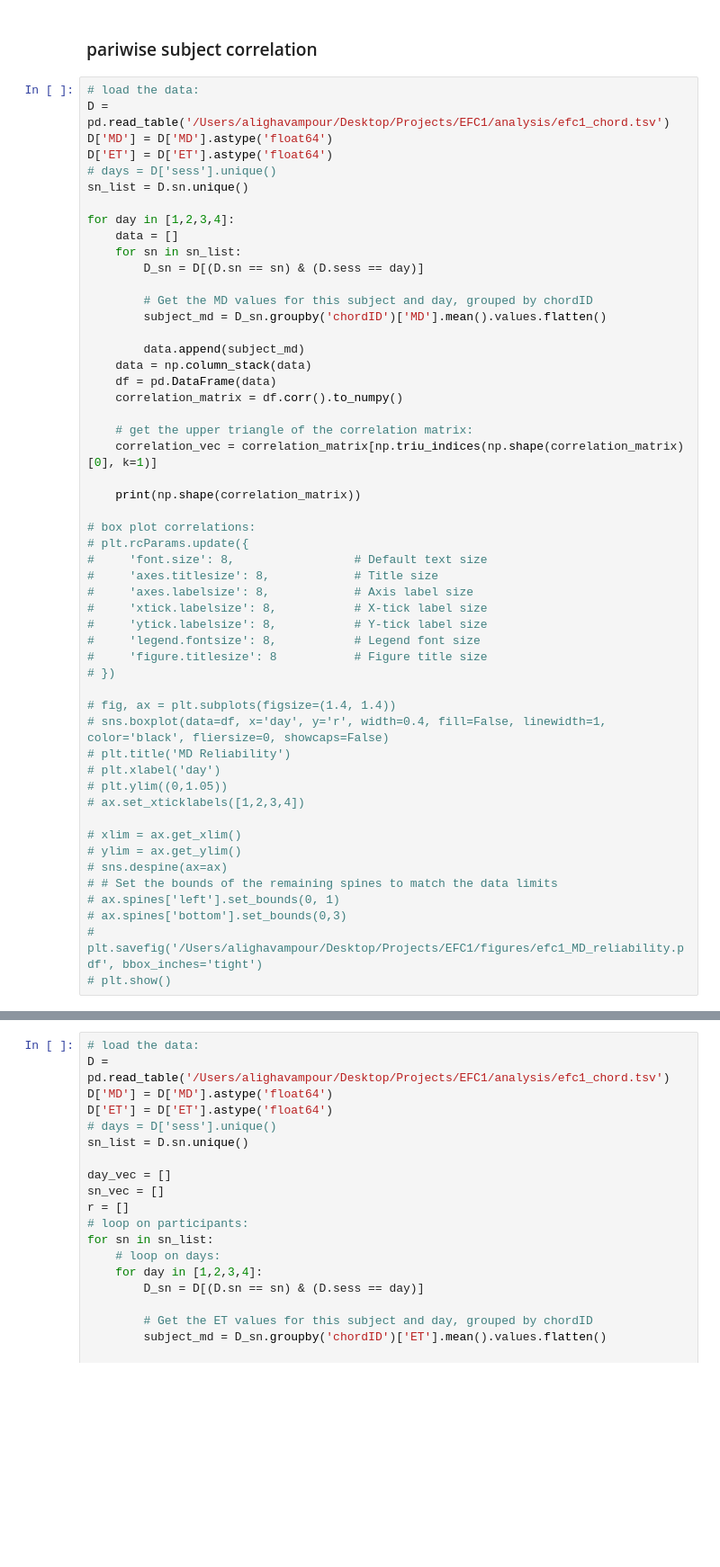
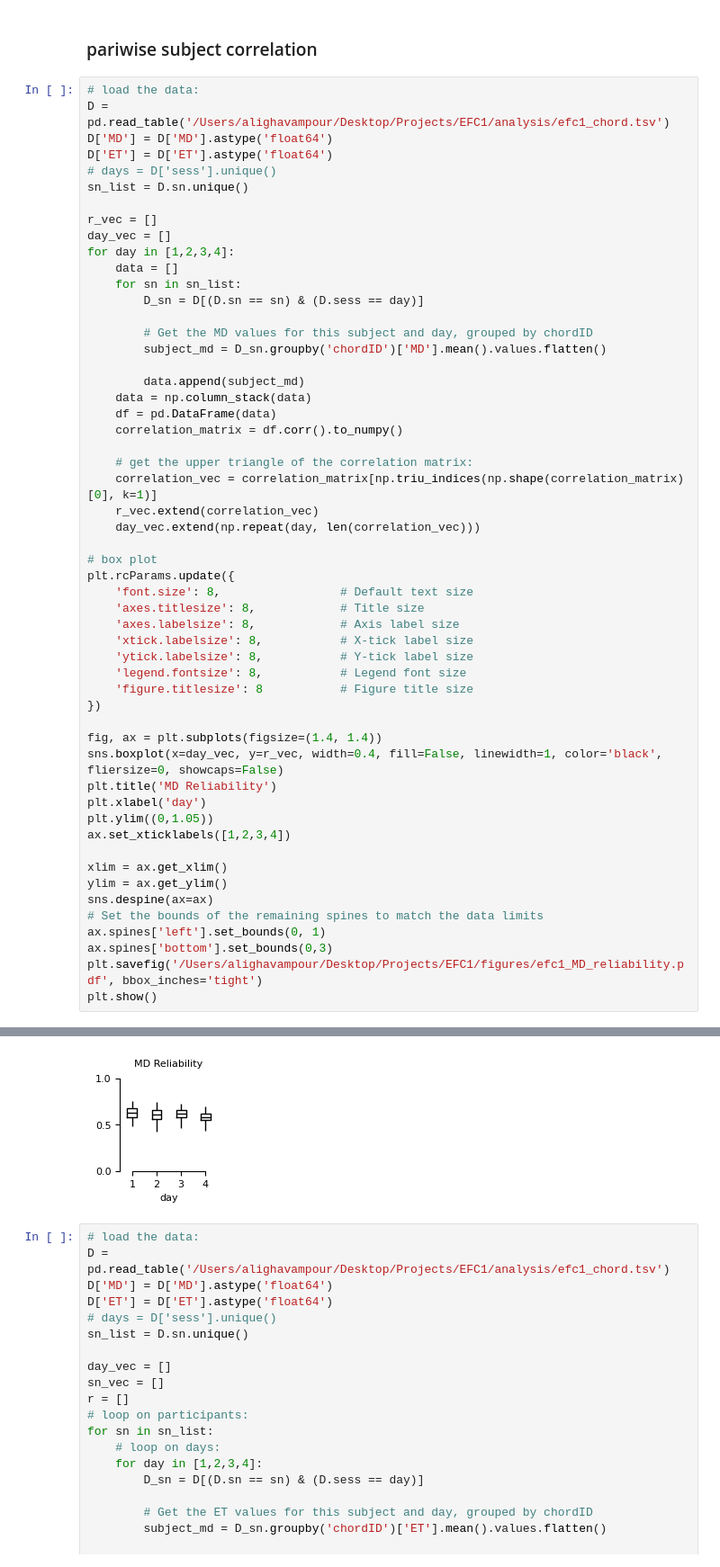
Before and after one commit to alighavam/EFC1, a Jupyter notebook: review_analysis.ipynb, the cells around one changed output, grey strips where cells are left out. Shown at 90% size. Saved outputs shown, nothing was run; the diff lists cells and outputs as text; blank space fills up the shorter version.

```diff
--- a/review_analysis.ipynb
+++ b/review_analysis.ipynb
@@ -439,6 +439,8 @@ D['ET'] = D['ET'].astype('float64')
 # days = D['sess'].unique()
 sn_list = D.sn.unique()
 
+r_vec = []
+day_vec = []
 for day in [1,2,3,4]:
     data = []
     for sn in sn_list:
@@ -454,33 +456,33 @@ for day in [1,2,3,4]:
 
     # get the upper triangle of the correlation matrix:
     correlation_vec = correlation_matrix[np.triu_indices(np.shape(correlation_matrix)[0], k=1)]
+    r_vec.extend(correlation_vec)
+    day_vec.extend(np.repeat(day, len(correlation_vec)))
 
-    print(np.shape(correlation_matrix))
+# box plot
+plt.rcParams.update({
+    'font.size': 8,                 # Default text size
+    'axes.titlesize': 8,            # Title size
+    'axes.labelsize': 8,            # Axis label size
+    'xtick.labelsize': 8,           # X-tick label size
+    'ytick.labelsize': 8,           # Y-tick label size
+    'legend.fontsize': 8,           # Legend font size
+    'figure.titlesize': 8           # Figure title size
+})
 
-# box plot correlations:
-# plt.rcParams.update({
-#     'font.size': 8,                 # Default text size
-#     'axes.titlesize': 8,            # Title size
-#     'axes.labelsize': 8,            # Axis label size
-#     'xtick.labelsize': 8,           # X-tick label size
-#     'ytick.labelsize': 8,           # Y-tick label size
-#     'legend.fontsize': 8,           # Legend font size
-#     'figure.titlesize': 8           # Figure title size
-# })
+fig, ax = plt.subplots(figsize=(1.4, 1.4))
+sns.boxplot(x=day_vec, y=r_vec, width=0.4, fill=False, linewidth=1, color='black', fliersize=0, showcaps=False)
+plt.title('MD Reliability')
+plt.xlabel('day')
+plt.ylim((0,1.05))
+ax.set_xticklabels([1,2,3,4])
 
-# fig, ax = plt.subplots(figsize=(1.4, 1.4))
-# sns.boxplot(data=df, x='day', y='r', width=0.4, fill=False, linewidth=1, color='black', fliersize=0, showcaps=False)
-# plt.title('MD Reliability')
-# plt.xlabel('day')
-# plt.ylim((0,1.05))
-# ax.set_xticklabels([1,2,3,4])
-
-# xlim = ax.get_xlim()
-# ylim = ax.get_ylim()
-# sns.despine(ax=ax)
-# # Set the bounds of the remaining spines to match the data limits
-# ax.spines['left'].set_bounds(0, 1)
-# ax.spines['bottom'].set_bounds(0,3)
-# plt.savefig('/Users/alighavampour/Desktop/Projects/EFC1/figures/efc1_MD_reliability.pdf', bbox_inches='tight')
-# plt.show()
+xlim = ax.get_xlim()
+ylim = ax.get_ylim()
+sns.despine(ax=ax)
+# Set the bounds of the remaining spines to match the data limits
+ax.spines['left'].set_bounds(0, 1)
+ax.spines['bottom'].set_bounds(0,3)
+plt.savefig('/Users/alighavampour/Desktop/Projects/EFC1/figures/efc1_MD_reliability.pdf', bbox_inches='tight')
+plt.show()
 # %% [output]
@@ -491,3 +489,4 @@ for day in [1,2,3,4]:
+[figure, added]
 # %%
 # load the data:
 D = pd.read_table('/Users/alighavampour/Desktop/Projects/EFC1/analysis/efc1_chord.tsv')
```
Also changed, not shown: parts of 1 cell of this notebook.
